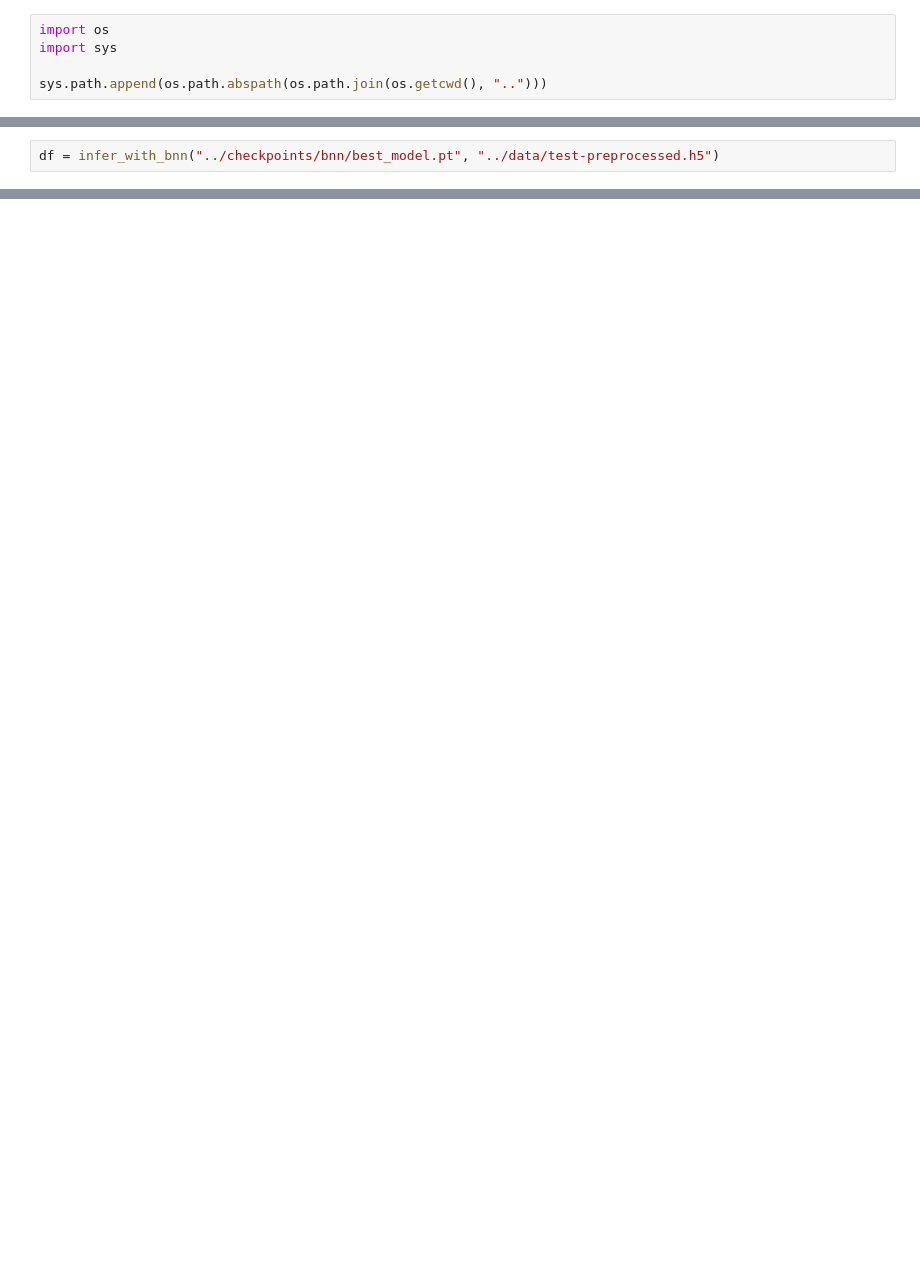
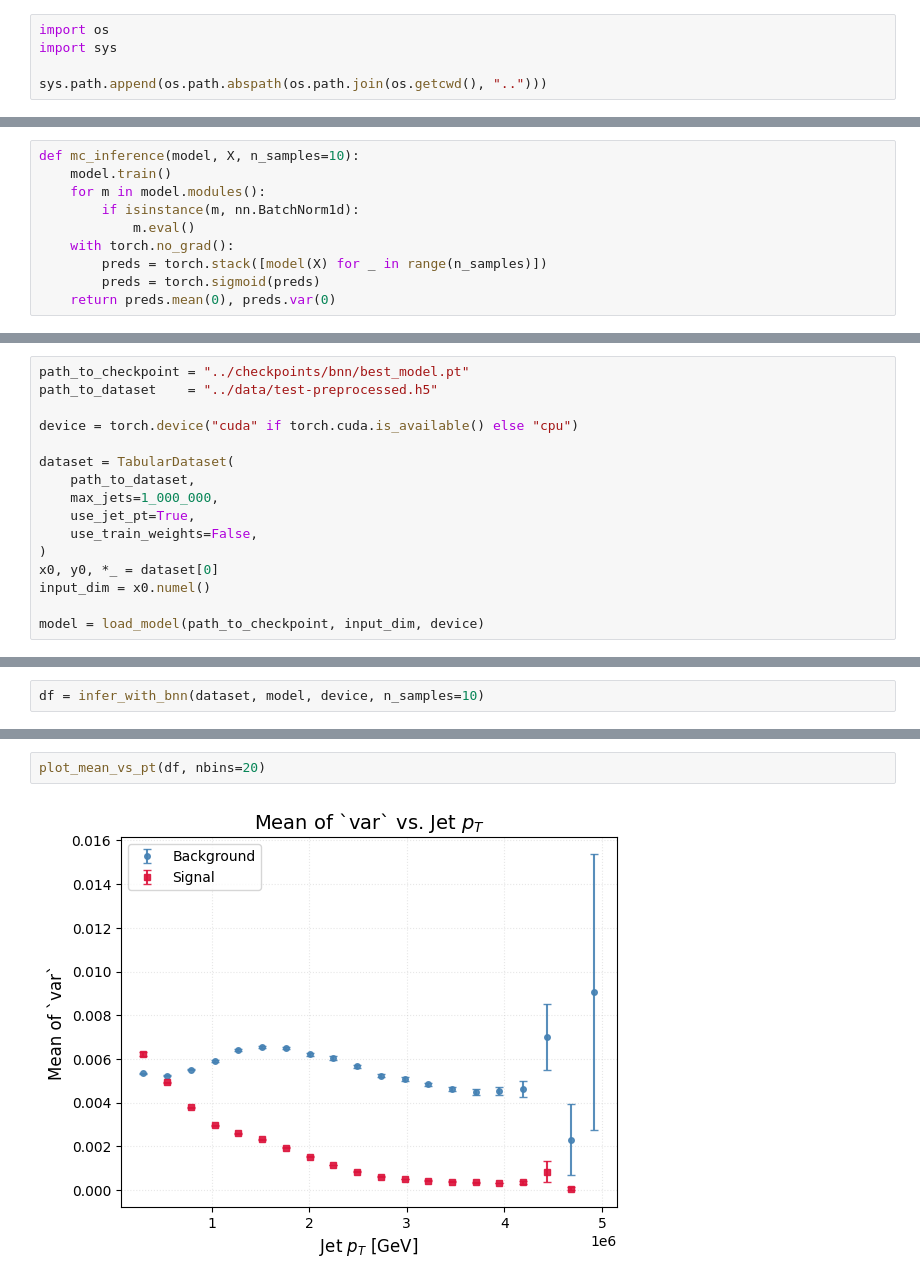
Before and after one commit to diegoquezadac/top_tagging, a Jupyter notebook: notebooks/infer_with_bnn.ipynb, the cells around one changed output, grey strips where cells are left out. Cells and saved outputs as stored; diff of their text form; blank space fills up the shorter version.

Commit message:
add uncertainty plots

```diff
--- a/notebooks/infer_with_bnn.ipynb
+++ b/notebooks/infer_with_bnn.ipynb
@@ -73,2 +21,0 @@ def infer_with_bnn(path_to_checkpoint, path_to_dataset, n_samples=10, batch_size
-# %%
-df = infer_with_bnn("../checkpoints/bnn/best_model.pt", "../data/test-preprocessed.h5")
@@ -108,0 +47,10 @@ df
+# %%
+def mc_inference(model, X, n_samples=10):
+    model.train()
+    for m in model.modules():
+        if isinstance(m, nn.BatchNorm1d):
+            m.eval()
+    with torch.no_grad():
+        preds = torch.stack([model(X) for _ in range(n_samples)])
+        preds = torch.sigmoid(preds)
+    return preds.mean(0), preds.var(0)
@@ -108,0 +86,16 @@ df
+# %%
+path_to_checkpoint = "../checkpoints/bnn/best_model.pt"
+path_to_dataset    = "../data/test-preprocessed.h5"
+
+device = torch.device("cuda" if torch.cuda.is_available() else "cpu")
+
+dataset = TabularDataset(
+    path_to_dataset,
+    max_jets=1_000_000,
+    use_jet_pt=True,
+    use_train_weights=False,
+)
+x0, y0, *_ = dataset[0]
+input_dim = x0.numel()
+
+model = load_model(path_to_checkpoint, input_dim, device)
@@ -108,0 +104,2 @@ df
+# %%
+df = infer_with_bnn(dataset, model, device, n_samples=10)
@@ -108,0 +262,4 @@ df
+# %%
+plot_mean_vs_pt(df, nbins=20)
+# %% [output]
+[figure, added]
```
Also changed, not shown: parts of 35 cells of this notebook.
